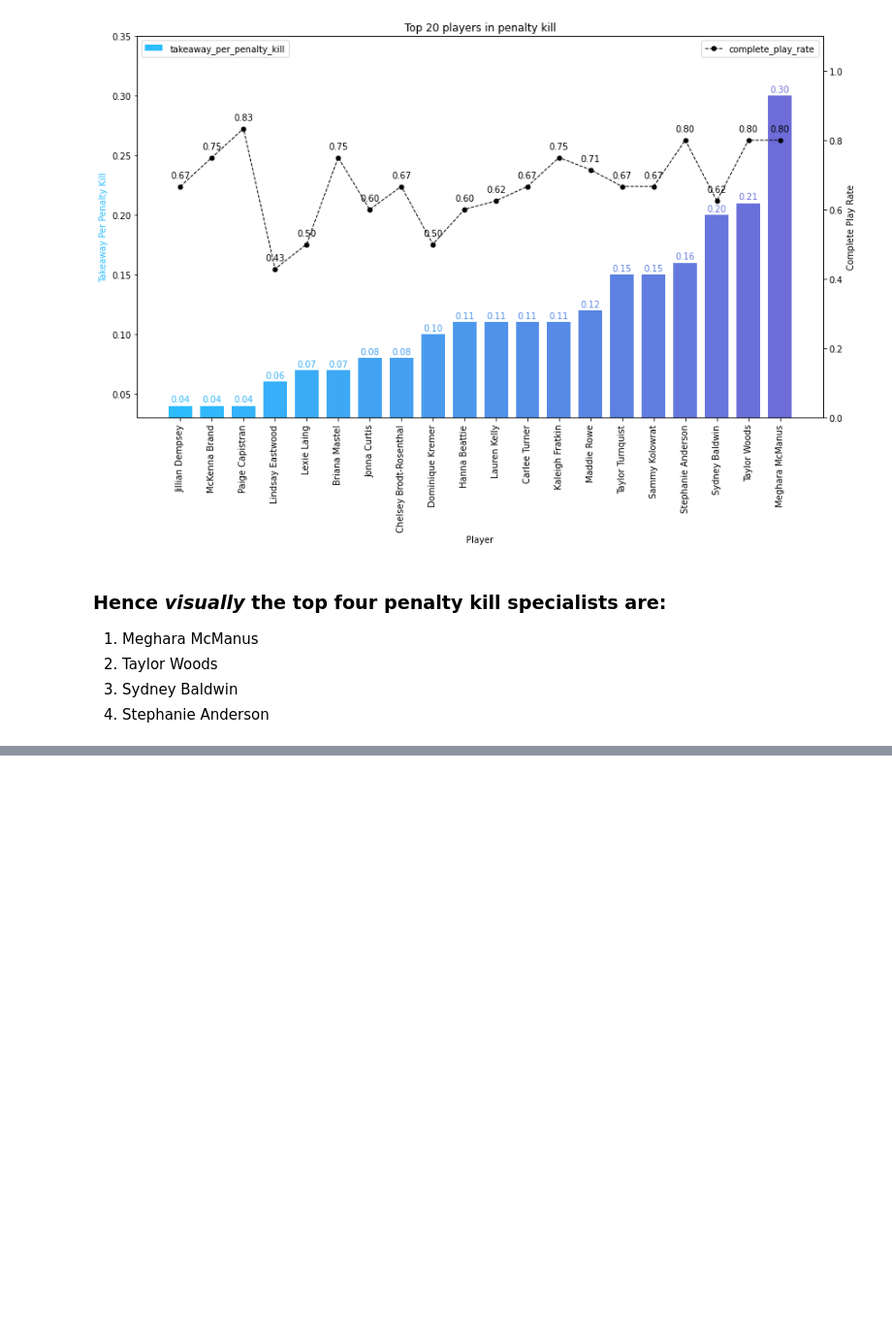
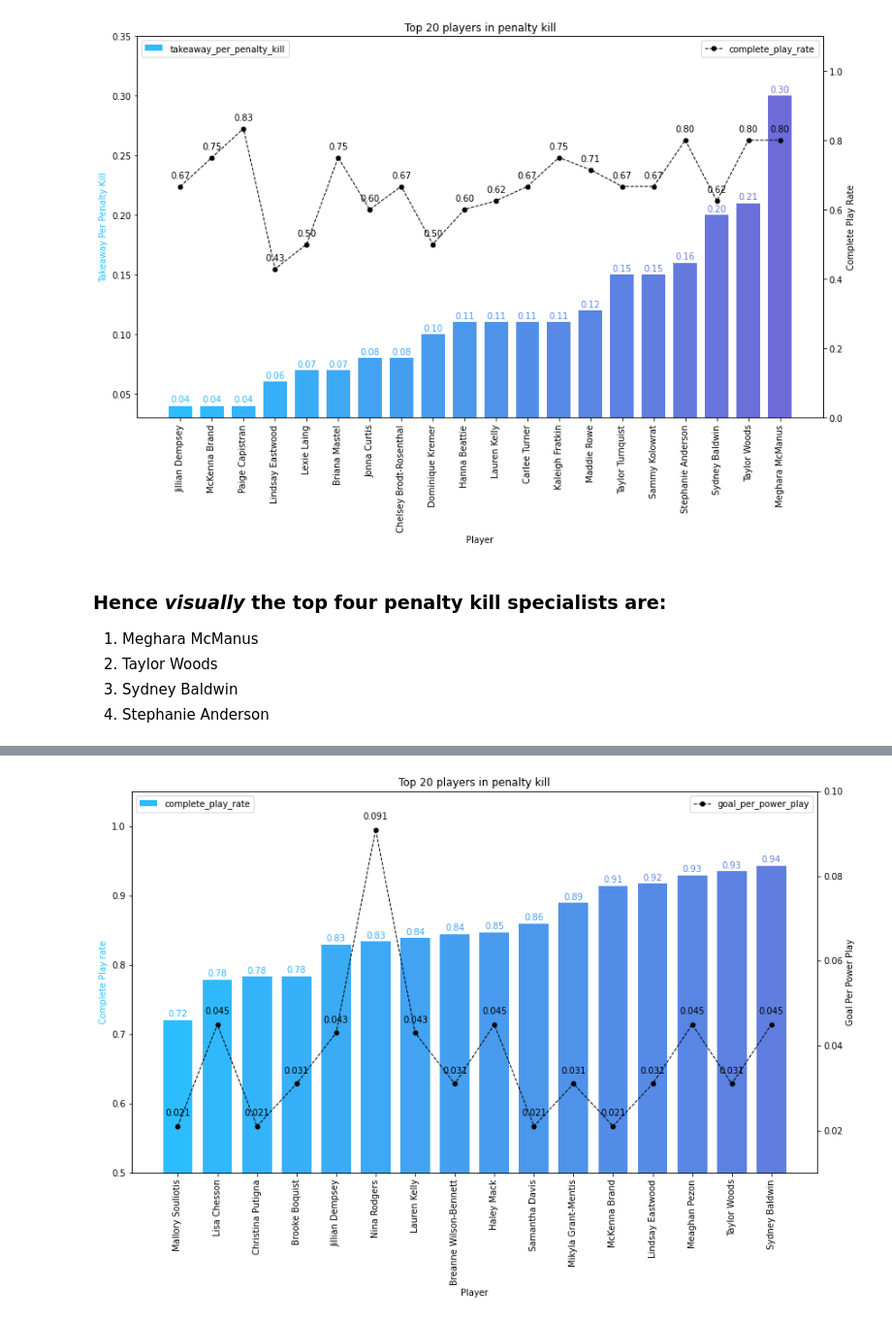
Before and after one commit to tassadaryl/Team-Orange-Rotman-2022Datathon, a Jupyter notebook: specialists.ipynb, the cells around one changed output, grey strips where cells are left out. Shown: that part at 97% size. Drawn from its saved outputs; the diff is of its cells as text; code cells hidden in the pictures; blank space fills up the shorter version.

Commit message:
Add Power Play Specialist Basic Analysis

```diff
--- a/specialists.ipynb
+++ b/specialists.ipynb
@@ -340,0 +415,3 @@ plt.show()
+# %%
+df_complete_play_pp = df_power_play[df_power_play["Event"]=="Play"]
+df_incomplete_play_pp = df_power_play[df_power_play["Event"]=="Incomplete Play"]
@@ -340,0 +423,3 @@ plt.show()
+# %%
+df_complete_play_count_pp = df_complete_play_pp.groupby("Player").size().reset_index("Player", name="complete_play_count")
+df_incomplete_play_count_pp = df_incomplete_play_pp.groupby("Player").size().reset_index("Player", name="incomplete_play_count")
@@ -340,0 +435,7 @@ plt.show()
+# %%
+df_play_power_play = pd.merge(df_complete_play_count_pp, df_incomplete_play_count_pp, on="Player", how="left")
+df_play_power_play.fillna(0, inplace=True)
+df_play_power_play = df_play_power_play.assign(total_play_count = lambda x: x["complete_play_count"] + x["incomplete_play_count"],
+                                               complete_play_rate = lambda x: x["complete_play_count"] / x["total_play_count"])
+df_play_power_play = df_play_power_play[df_play_power_play["total_play_count"] > 2.5]
+df_play_power_play.head()
@@ -340,0 +449,5 @@ plt.show()
+# %%
+df_top_pp_player = pd.merge(df_power_play_goal_stats, df_play_power_play, on="Player")
+df_top_pp_player.sort_values(by=["complete_play_rate", "goal_per_power_play"], ascending=[True, True], inplace=True)
+df_top_pp_player = df_top_pp_player[-20:]
+df_top_pp_player
@@ -340,0 +472,28 @@ plt.show()
+# %%
+fig, ax1 = plt.subplots(figsize=(14,8))
+
+X_axis = np.arange(len(df_top_pp_player))
+p1 = ax1.bar(x=X_axis, height=df_top_pp_player["complete_play_rate"], color=colors, width=0.75, label="complete_play_rate")
+ax1.set_xlabel('Player')
+ax1.set_ylabel('Complete Play rate', color='#2cbdfe')
+ax1.set_xticks(X_axis, df_top_pp_player['Player'], rotation=90)
+ax1.set_ylim(0.5, 1.05)
+
+add_value_labels(ax1, colors)
+ax1.legend(loc='upper left')
+
+
+ax2 = plt.twinx()
+ax2.plot(X_axis, df_top_pp_player["goal_per_power_play"], color='k', linestyle='--', marker='o', linewidth=1, markersize=5, label="goal_per_power_play")
+ax2.set_ylabel("Goal Per Power Play", color='k')
+ax2.set_xticks(X_axis, df_top_pp_player['Player'], rotation=90)
+ax2.set_ylim(0.01, 0.1)
+for a, b in zip(X_axis, df_top_pp_player["goal_per_power_play"]):
+        plt.text(a, b+0.002, '%.3f' % b, ha='center', va='bottom', fontsize=10)
+
+ax2.legend(loc='upper right')
+
+plt.title("Top 20 players in penalty kill")
+plt.show()
+# %% [output]
+[figure, added]
```
Also changed, not shown: parts of 18 cells of this notebook.
